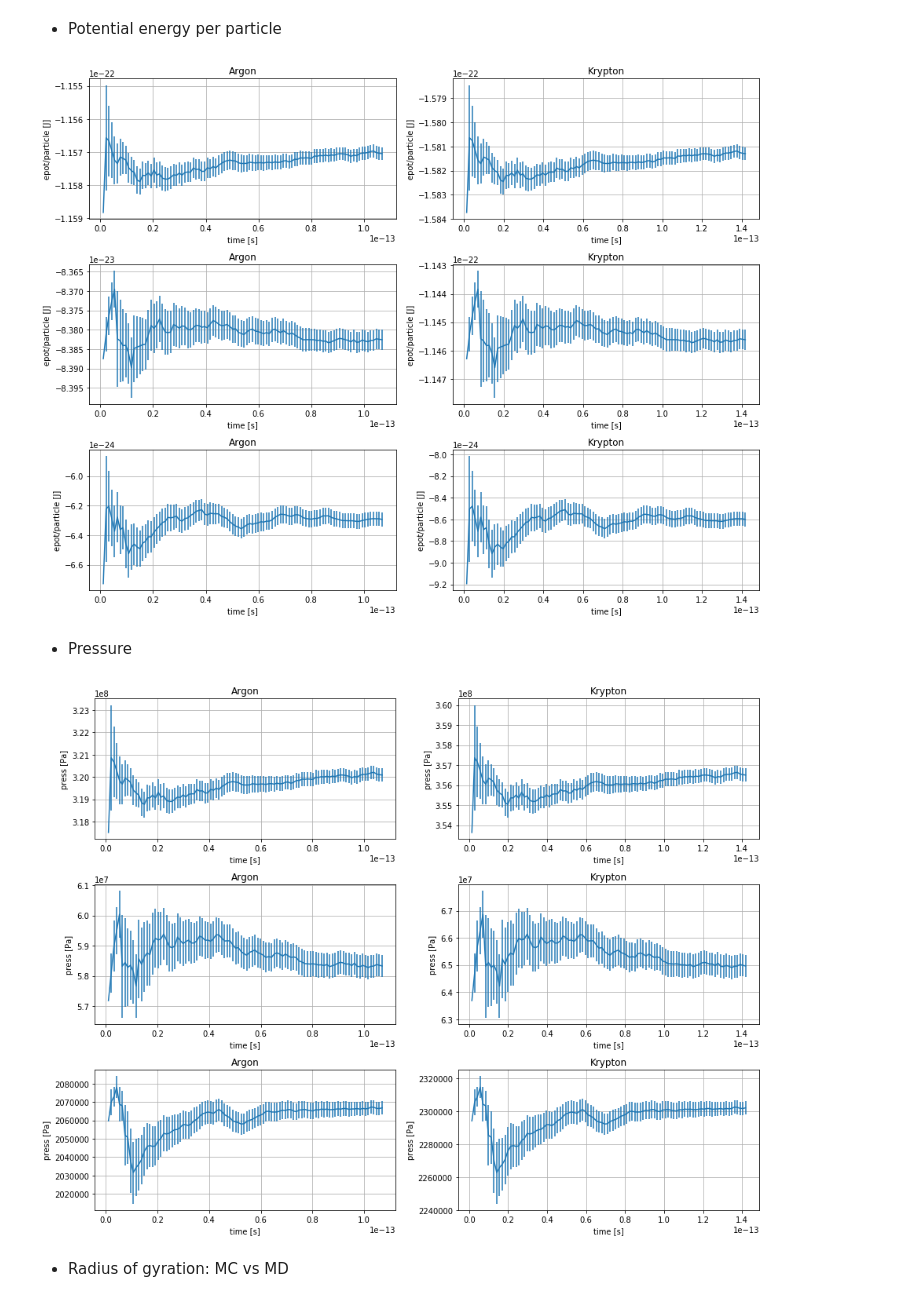
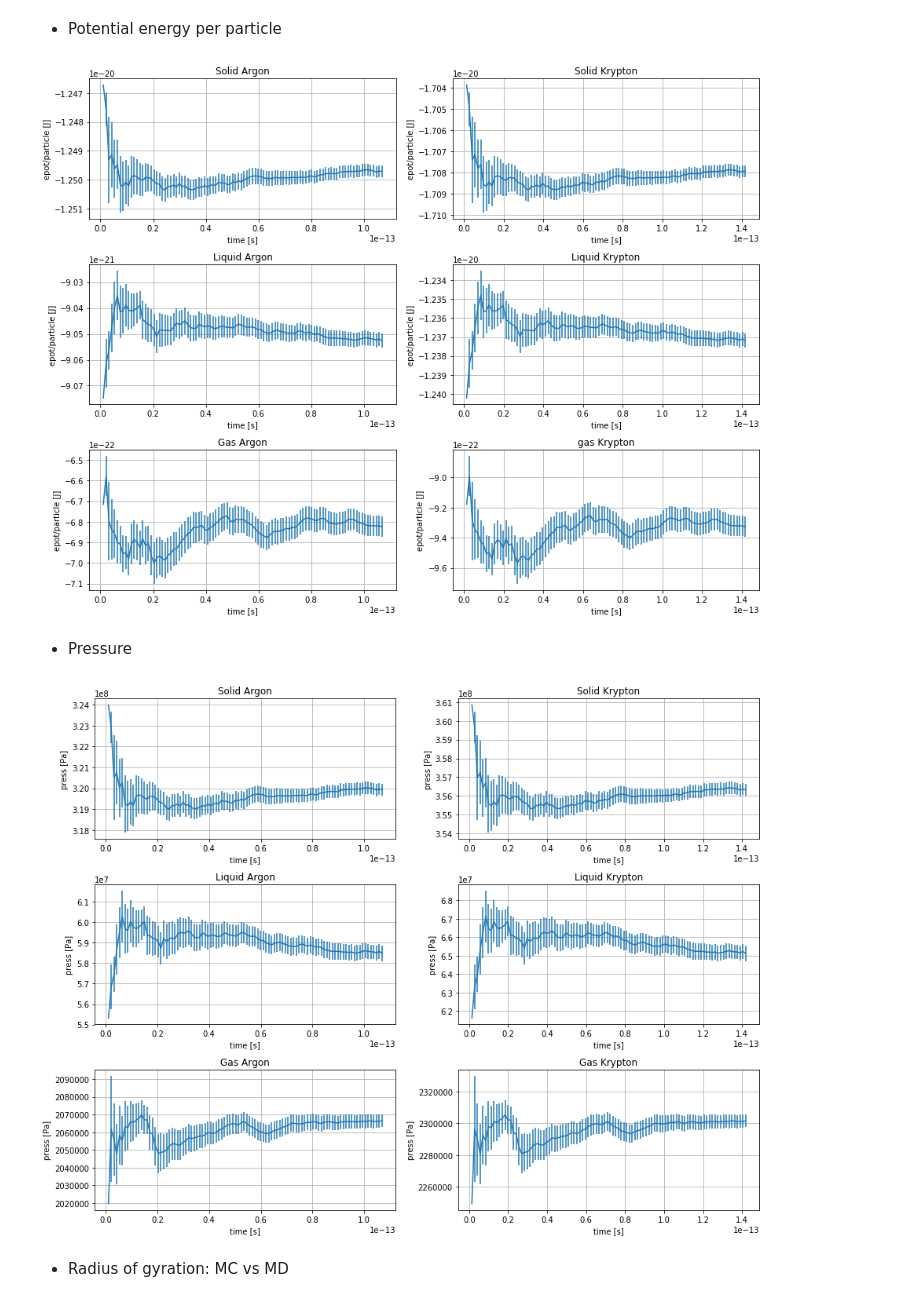
Before and after one commit to martanit/laboratorio-simulazione-numerica, a Jupyter notebook: exercise_07/exercise_07.ipynb, the cells around one changed output. Saved outputs shown, nothing was run; the diff lists cells and outputs as text; code cells hidden in the pictures.

```diff
--- a/exercise_07/exercise_07.ipynb
+++ b/exercise_07/exercise_07.ipynb
@@ -276,11 +276,11 @@ x, y, err_prog = np.loadtxt("data/es07.4/solid/ave_epot.out", \
                                usecols=(0,1,2), unpack='true')
 
 x=x*np.sqrt(mass_argon*sigma_argon*sigma_argon/energy_argon)*istep
-y=y*energy_argon/nparticle
-err_prog=err_prog*energy_argon/nparticle
+y=y*energy_argon
+err_prog=err_prog*energy_argon
 
 plt.errorbar(x,y,yerr=err_prog)
-plt.title("Argon")
+plt.title("Solid Argon")
 plt.xlabel('time [s]')
 plt.ylabel('epot/particle [J]')
 plt.grid(True)
@@ -290,11 +290,11 @@ x, y, err_prog = np.loadtxt("data/es07.4/solid/ave_epot.out", \
                                usecols=(0,1,2), unpack='true')
 
 x=x*np.sqrt(mass_krypton*sigma_krypton*sigma_krypton/energy_krypton)*istep
-y=y*energy_krypton/nparticle
-err_prog=err_prog*energy_krypton/nparticle
+y=y*energy_krypton
+err_prog=err_prog*energy_krypton
 
 plt.errorbar(x,y,yerr=err_prog)
-plt.title("Krypton")
+plt.title("Solid Krypton")
 plt.xlabel('time [s]')
 plt.ylabel('epot/particle [J]')
 plt.grid(True)
@@ -304,11 +304,11 @@ x, y, err_prog = np.loadtxt("data/es07.4/liquid/ave_epot.out", \
                                usecols=(0,1,2), unpack='true')
 
 x=x*np.sqrt(mass_argon*sigma_argon*sigma_argon/energy_argon)*istep
-y=y*energy_argon/nparticle
-err_prog=err_prog*energy_argon/nparticle
+y=y*energy_argon
+err_prog=err_prog*energy_argon
 
 plt.errorbar(x,y,yerr=err_prog)
-plt.title("Argon")
+plt.title("Liquid Argon")
 plt.xlabel('time [s]')
 plt.ylabel('epot/particle [J]')
 plt.grid(True)
@@ -318,11 +318,11 @@ x, y, err_prog = np.loadtxt("data/es07.4/liquid/ave_epot.out", \
                                usecols=(0,1,2), unpack='true')
 
 x=x*np.sqrt(mass_krypton*sigma_krypton*sigma_krypton/energy_krypton)*istep
-y=y*energy_krypton/nparticle
-err_prog=err_prog*energy_krypton/nparticle
+y=y*energy_krypton
+err_prog=err_prog*energy_krypton
 
 plt.errorbar(x,y,yerr=err_prog)
-plt.title("Krypton")
+plt.title("Liquid Krypton")
 plt.xlabel('time [s]')
 plt.ylabel('epot/particle [J]')
 plt.grid(True)
@@ -332,11 +332,11 @@ x, y, err_prog = np.loadtxt("data/es07.4/gas/ave_epot.out", \
                                usecols=(0,1,2), unpack='true')
 
 x=x*np.sqrt(mass_argon*sigma_argon*sigma_argon/energy_argon)*istep
-y=y*energy_argon/nparticle
-err_prog=err_prog*energy_argon/nparticle
+y=y*energy_argon
+err_prog=err_prog*energy_argon
 
 plt.errorbar(x,y,yerr=err_prog)
-plt.title("Argon")
+plt.title("Gas Argon")
 plt.xlabel('time [s]')
 plt.ylabel('epot/particle [J]')
 plt.grid(True)
@@ -346,11 +346,11 @@ x, y, err_prog = np.loadtxt("data/es07.4/gas/ave_epot.out", \
                                usecols=(0,1,2), unpack='true')
 
 x=x*np.sqrt(mass_krypton*sigma_krypton*sigma_krypton/energy_krypton)*istep
-y=y*energy_krypton/nparticle
-err_prog=err_prog*energy_krypton/nparticle
+y=y*energy_krypton
+err_prog=err_prog*energy_krypton
 
 plt.errorbar(x,y,yerr=err_prog)
-plt.title("Krypton")
+plt.title("gas Krypton")
 plt.xlabel('time [s]')
 plt.ylabel('epot/particle [J]')
 plt.grid(True)
@@ -358,7 +358,7 @@ plt.grid(True)
 plt.tight_layout()
 plt.show()
 # %% [output]
-[figure, old version]
+[figure, new version]
 # %% [markdown]
 - Pressure
 # %%
@@ -375,7 +375,7 @@ y=y*energy_argon/(sigma_argon*sigma_argon*sigma_argon)
 err_prog=err_prog*energy_argon/(sigma_argon*sigma_argon*sigma_argon)
 
 plt.errorbar(x,y,yerr=err_prog)
-plt.title("Argon")
+plt.title("Solid Argon")
 plt.xlabel('time [s]')
 plt.ylabel('press [Pa]')
 plt.grid(True)
@@ -389,7 +389,7 @@ y=y*energy_krypton/(sigma_krypton*sigma_krypton*sigma_krypton)
 err_prog=err_prog*energy_krypton/(sigma_krypton*sigma_krypton*sigma_krypton)
 
 plt.errorbar(x,y,yerr=err_prog)
-plt.title("Krypton")
+plt.title("Solid Krypton")
 plt.xlabel('time [s]')
 plt.ylabel('press [Pa]')
 plt.grid(True)
@@ -403,7 +403,7 @@ y=y*energy_argon/(sigma_argon*sigma_argon*sigma_argon)
 err_prog=err_prog*energy_argon/(sigma_argon*sigma_argon*sigma_argon)
 
 plt.errorbar(x,y,yerr=err_prog)
-plt.title("Argon")
+plt.title("Liquid Argon")
 plt.xlabel('time [s]')
 plt.ylabel('press [Pa]')
 plt.grid(True)
@@ -417,43 +417,43 @@ y=y*energy_krypton/(sigma_krypton*sigma_krypton*sigma_krypton)
 err_prog=err_prog*energy_krypton/(sigma_krypton*sigma_krypton*sigma_krypton)
 
 plt.errorbar(x,y,yerr=err_prog)
-plt.title("Krypton")
+plt.title("Liquid Krypton")
 plt.xlabel('time [s]')
 plt.ylabel('press [Pa]')
 plt.grid(True)
 
 plt.subplot(3,2,5)
 x, y, err_prog = np.loadtxt("data/es07.4/gas/ave_press.out", \
                                usecols=(0,1,2), unpack='true')
 
 x=x*np.sqrt(mass_argon*sigma_argon*sigma_argon/energy_argon)*istep
 y=y*energy_argon/(sigma_argon*sigma_argon*sigma_argon)
 err_prog=err_prog*energy_argon/(sigma_argon*sigma_argon*sigma_argon)
 
 plt.errorbar(x,y,yerr=err_prog)
-plt.title("Argon")
+plt.title("Gas Argon")
 plt.xlabel('time [s]')
 plt.ylabel('press [Pa]')
 plt.grid(True)
 
 plt.subplot(3,2,6)
 x, y, err_prog = np.loadtxt("data/es07.4/gas/ave_press.out", \
                                usecols=(0,1,2), unpack='true')
 
 x=x*np.sqrt(mass_krypton*sigma_krypton*sigma_krypton/energy_krypton)*istep
 y=y*energy_krypton/(sigma_krypton*sigma_krypton*sigma_krypton)
 err_prog=err_prog*energy_krypton/(sigma_krypton*sigma_krypton*sigma_krypton)
 
 plt.errorbar(x,y,yerr=err_prog)
-plt.title("Krypton")
+plt.title("Gas Krypton")
 plt.xlabel('time [s]')
 plt.ylabel('press [Pa]')
 plt.grid(True)
 
 plt.tight_layout()
 plt.show()
 # %% [output]
-[figure, old version]
+[figure, new version]
 # %% [markdown]
 - Radius of gyration: MC vs MD
 # %%
```
Also changed, not shown: parts of 1 cell of this notebook, 57 other files.
